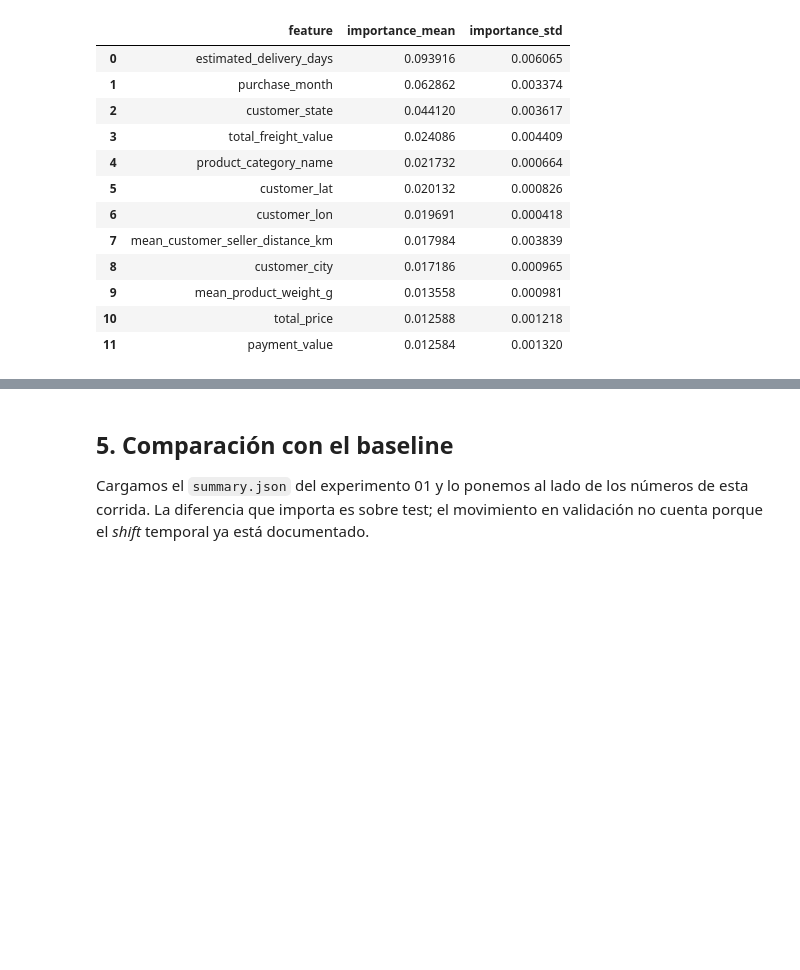
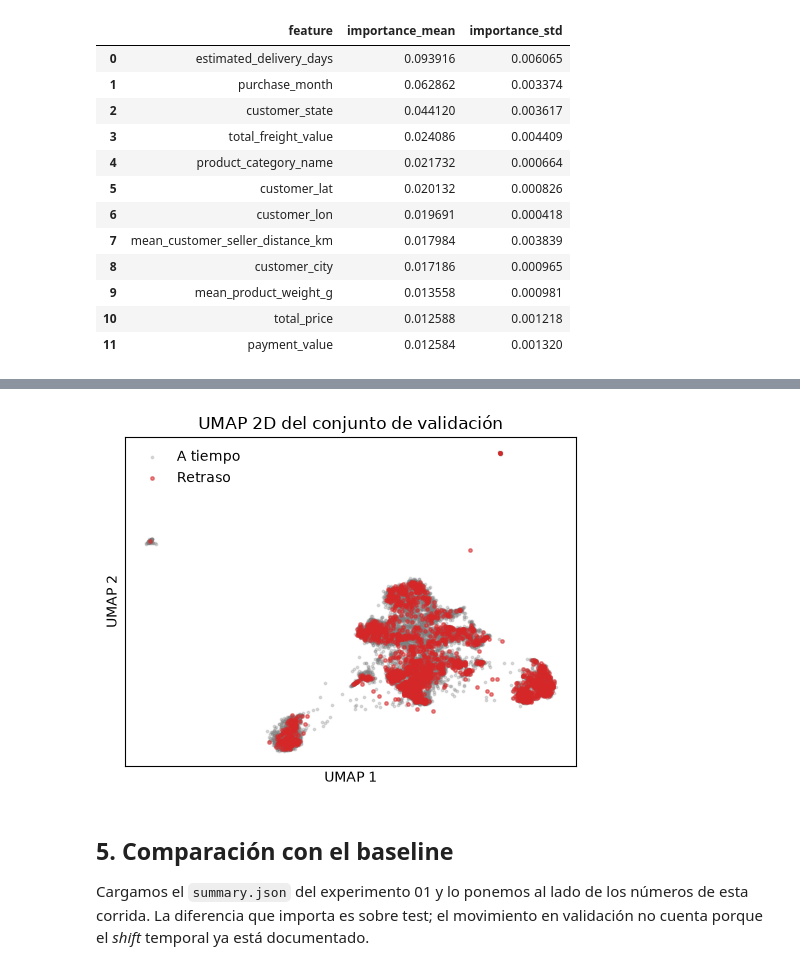
Before and after one commit to Cde571/LogisTech-Modelos-Simulacion-II, a Jupyter notebook: notebook/experimentos/02_distancia_geografica.ipynb, the cells around one changed output, grey strips where cells are left out. Saved outputs shown, nothing was run; the diff lists cells and outputs as text; code cells hidden in the pictures; blank space fills up the shorter version.

```diff
--- a/notebook/experimentos/02_distancia_geografica.ipynb
+++ b/notebook/experimentos/02_distancia_geografica.ipynb
@@ -205,3 +262,33 @@ cls['reductions']
+# %%
+# Figura del informe: proyección UMAP a 2D sobre validación (clasificación)
+import numpy as np
+from umap import UMAP
+from src.encoders import make_preprocessor
+
+preprocesador = make_preprocessor(cls['parts']['X_train'], config)
+X_tr = preprocesador.fit_transform(cls['parts']['X_train'])
+X_va = preprocesador.transform(cls['parts']['X_validation'])
+
+fit_size = min(10_000, X_tr.shape[0])
+idx_fit = np.linspace(0, X_tr.shape[0] - 1, fit_size, dtype=int)
+umap2 = UMAP(n_components=2, n_neighbors=20, min_dist=0.1, metric='euclidean',
+             random_state=config.random_state, n_jobs=1)
+umap2.fit(X_tr[idx_fit])
+proy = umap2.transform(X_va)
+
+y_val = cls['parts']['y_validation'].to_numpy()
+fig, ax = plt.subplots(figsize=(5, 4))
+ax.scatter(proy[y_val == 0, 0], proy[y_val == 0, 1], s=3, alpha=0.25,
+           color='tab:gray', label='A tiempo', rasterized=True)
+ax.scatter(proy[y_val == 1, 0], proy[y_val == 1, 1], s=6, alpha=0.55,
+           color='tab:red', label='Retraso', rasterized=True)
+ax.set_xlabel('UMAP 1'); ax.set_ylabel('UMAP 2')
+ax.set_xticks([]); ax.set_yticks([])
+ax.legend(loc='best', frameon=False)
+ax.set_title('UMAP 2D del conjunto de validación')
+plt.tight_layout(); plt.show()
+# %% [output]
+[figure, added]
 # %% [markdown]
 ## 5. Comparación con el baseline
 
```
Also changed, not shown: parts of 5 cells of this notebook, 1 other file.
